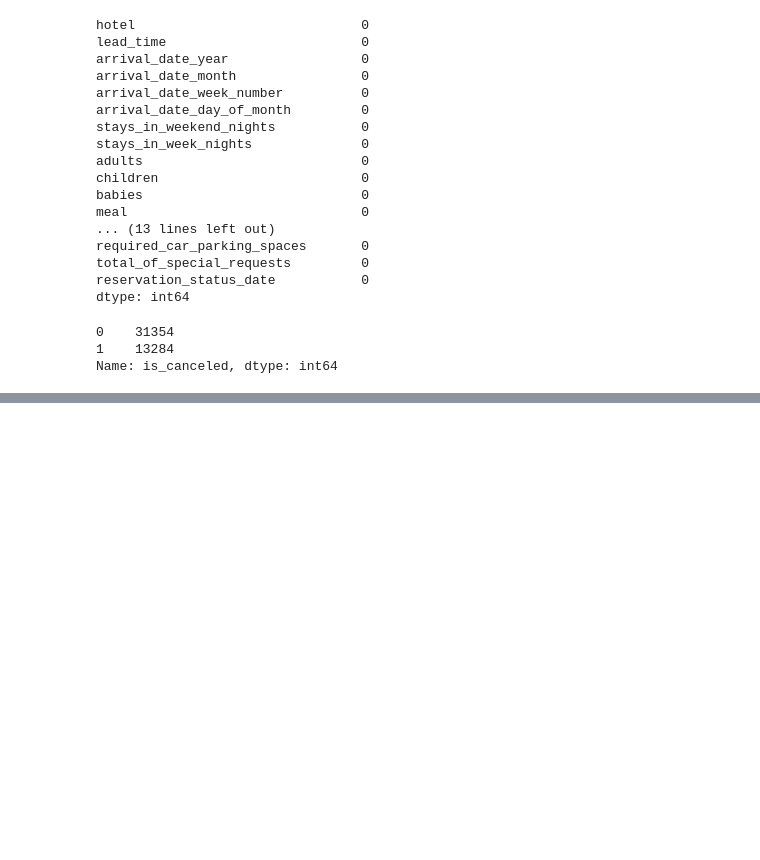
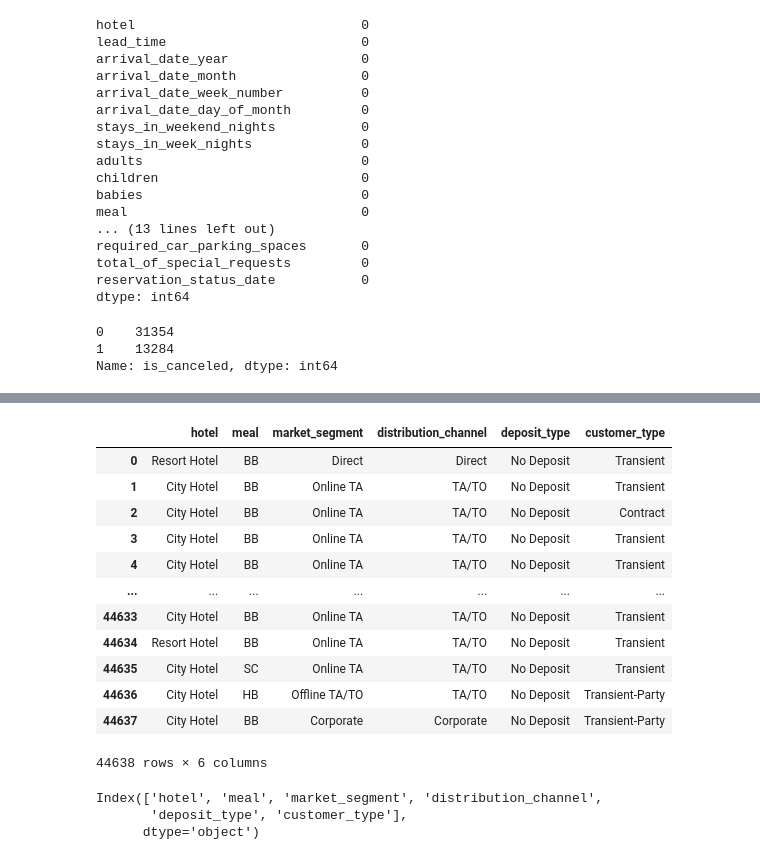
Before and after one commit to Maxyasnev/Hotel-Booking-Demand, a Jupyter notebook: Hotel_baseline.ipynb, the cells around one changed output, grey strips where cells are left out. Saved outputs shown, nothing was run; the diff lists cells and outputs as text; code cells hidden in the pictures; blank space fills up the shorter version.

```diff
--- a/Hotel_baseline.ipynb
+++ b/Hotel_baseline.ipynb
@@ -126,0 +163,30 @@ Name: is_canceled, dtype: int64
+# %%
+#закодируем данные
+from sklearn.preprocessing import LabelEncoder
+label_encoder = LabelEncoder()
+label_encoder.fit(train['arrival_date_month'])
+train['arrival_date_month'] = label_encoder.transform(train['arrival_date_month'])
+test['arrival_date_month'] = label_encoder.transform(test['arrival_date_month'])
+# %%
+train.loc[:,train.dtypes == 'object']
+# %% [output]
+|  | hotel | meal | market_segment | distribution_channel | deposit_type | customer_type |
+| 0 | Resort Hotel | BB | Direct | Direct | No Deposit | Transient |
+| 1 | City Hotel | BB | Online TA | TA/TO | No Deposit | Transient |
+| 2 | City Hotel | BB | Online TA | TA/TO | No Deposit | Contract |
+| 3 | City Hotel | BB | Online TA | TA/TO | No Deposit | Transient |
+| 4 | City Hotel | BB | Online TA | TA/TO | No Deposit | Transient |
+| ... | ... | ... | ... | ... | ... | ... |
+| 44633 | City Hotel | BB | Online TA | TA/TO | No Deposit | Transient |
+| 44634 | Resort Hotel | BB | Online TA | TA/TO | No Deposit | Transient |
+| 44635 | City Hotel | SC | Online TA | TA/TO | No Deposit | Transient |
+| 44636 | City Hotel | HB | Offline TA/TO | TA/TO | No Deposit | Transient-Party |
+| 44637 | City Hotel | BB | Corporate | Corporate | No Deposit | Transient-Party |
+44638 rows × 6 columns
+# %%
+categ = train.loc[:, train.dtypes == 'object'].columns
+categ
+# %% [output]
+Index(['hotel', 'meal', 'market_segment', 'distribution_channel',
+       'deposit_type', 'customer_type'],
+      dtype='object')
```
Also changed, not shown: parts of 8 cells of this notebook.
